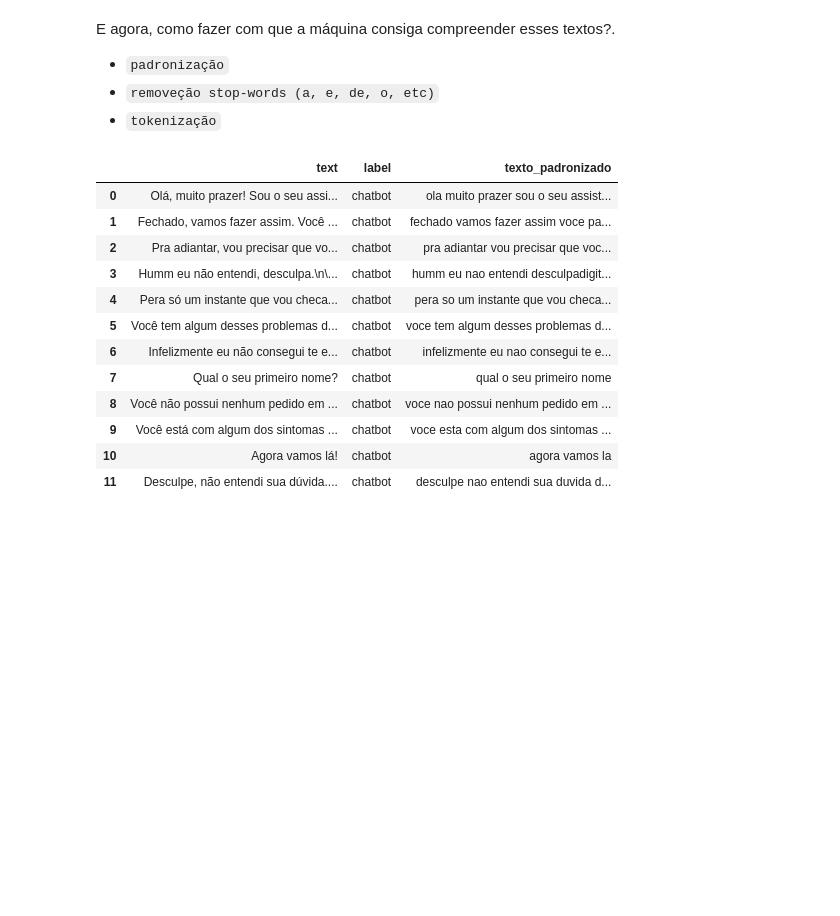
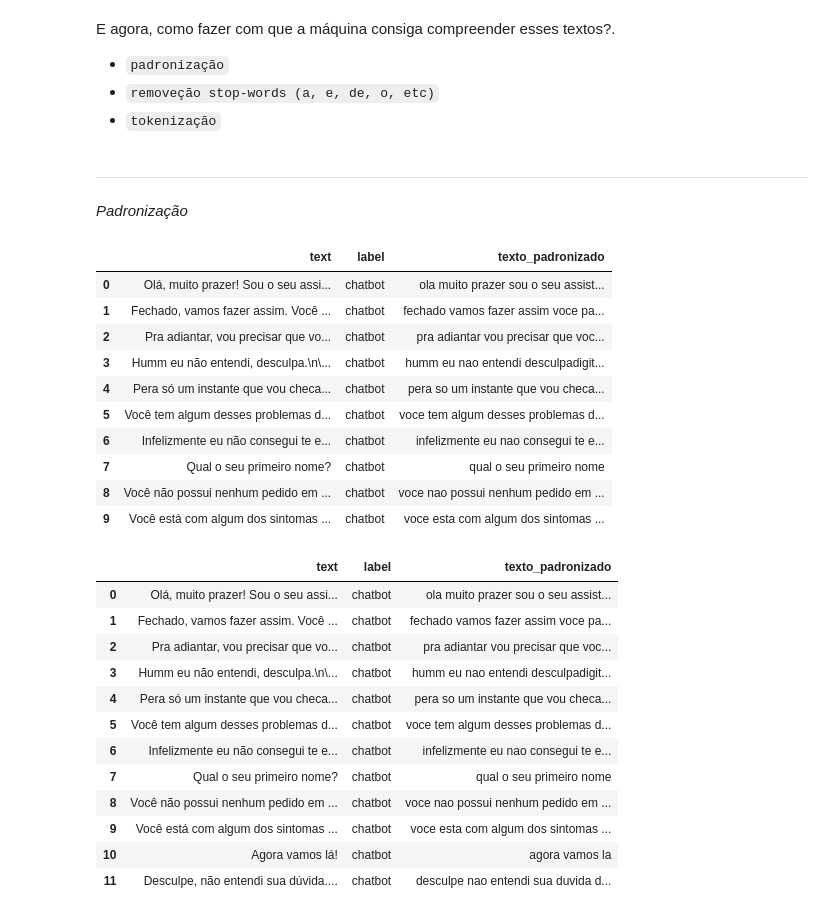
Before and after one commit to Mel-iza/Weni_XP_IA, a Jupyter notebook: notebook/weni_xp_hands_on_ia.ipynb, the cells around one changed output. Saved outputs shown, nothing was run; the diff lists cells and outputs as text; code cells hidden in the pictures; blank space fills up the shorter version.

```diff
--- a/notebook/weni_xp_hands_on_ia.ipynb
+++ b/notebook/weni_xp_hands_on_ia.ipynb
@@ -162,4 +228,8 @@ E agora, como fazer com que a máquina consiga compreender esses textos?. <br>
 * `padronização`
 * `removeção stop-words (a, e, de, o, etc)`
 * `tokenização`
+# %% [markdown]
+---
+# %% [markdown]
+<i>Padronização</i>
 # %%
@@ -175,6 +245,23 @@ def remover_acentos_e_numeros(txt):
     palavraSemAcento = re.sub(r'compartilheversao para impressao comentarios',' ',
                                 palavraSemAcento)
     return palavraSemAcento
+# %%
+# Seu código aqui
+
+data['texto_padronizado'] = [remover_acentos_e_numeros(i) for i in data['text']]
+data.head(10)
+# %% [output]
+|  | text | label | texto_padronizado |
+| 0 | Olá, muito prazer! Sou o seu assi... | chatbot | ola muito prazer sou o seu assist... |
+| 1 | Fechado, vamos fazer assim. Você ... | chatbot | fechado vamos fazer assim voce pa... |
+| 2 | Pra adiantar, vou precisar que vo... | chatbot | pra adiantar vou precisar que voc... |
+| 3 | Humm eu não entendi, desculpa.\n\... | chatbot | humm eu nao entendi desculpadigit... |
+| 4 | Pera só um instante que vou checa... | chatbot | pera so um instante que vou checa... |
+| 5 | Você tem algum desses problemas d... | chatbot | voce tem algum desses problemas d... |
+| 6 | Infelizmente eu não consegui te e... | chatbot | infelizmente eu nao consegui te e... |
+| 7 | Qual o seu primeiro nome? | chatbot | qual o seu primeiro nome |
+| 8 | Você não possui nenhum pedido em ... | chatbot | voce nao possui nenhum pedido em ... |
+| 9 | Você está com algum dos sintomas ... | chatbot | voce esta com algum dos sintomas ... |
 # %%
 #@title Resultado esperado:
 # Aplicando a função de padronização no texto e colocando ele em uma nova coluna chamada 'text_clean'
```
Also changed, not shown: parts of 24 cells of this notebook.
